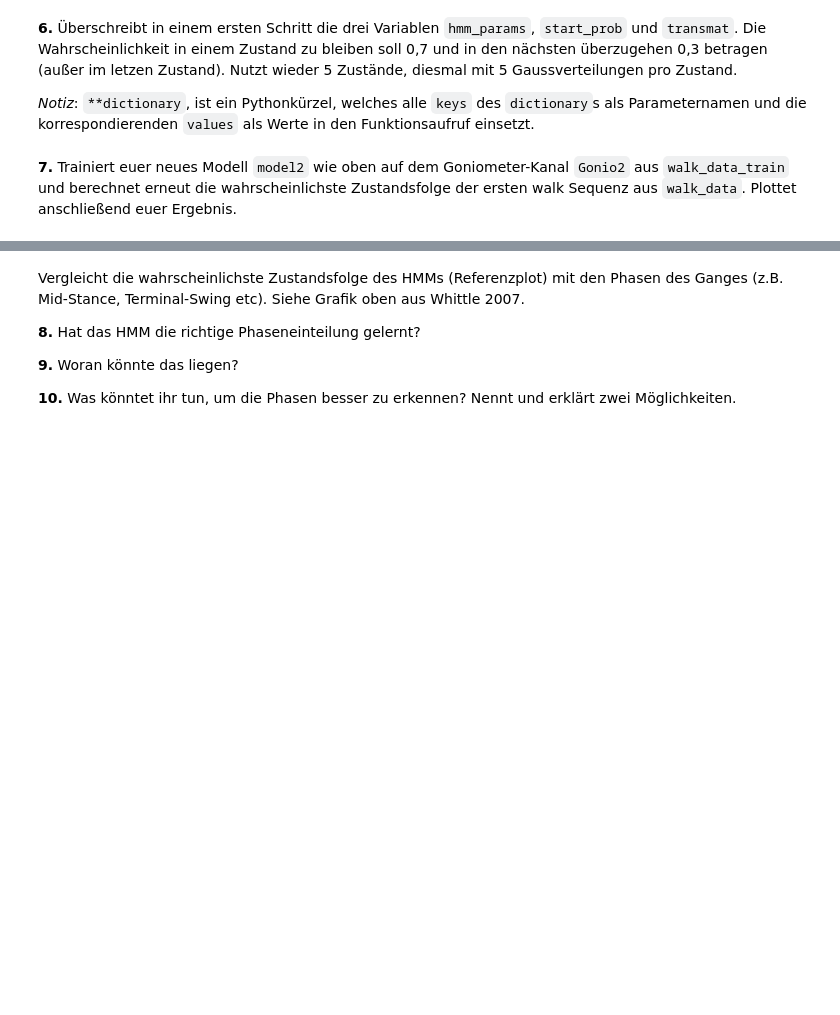
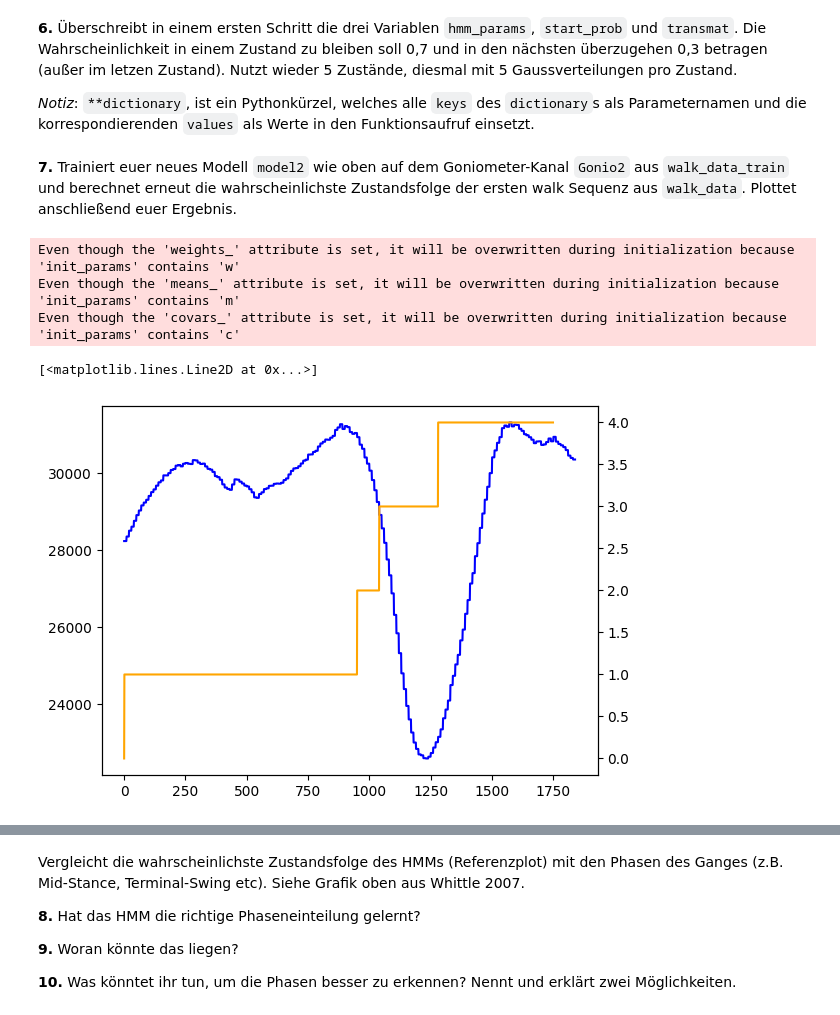
Before and after one commit to melihonat/sose23, a Jupyter notebook: bub/blatt5/praktisch.ipynb, the cells around one changed output, grey strips where cells are left out. Saved outputs shown, nothing was run; the diff lists cells and outputs as text; code cells hidden in the pictures; blank space fills up the shorter version.

```diff
--- a/bub/blatt5/praktisch.ipynb
+++ b/bub/blatt5/praktisch.ipynb
@@ -149,7 +202,16 @@ start_prob = np.array([])
 transmat = np.array([])
 
 # YOUR CODE HERE
-raise NotImplementedError()
+hmm_params['n_components'] = 5
+hmm_params['n_mix'] = 5
+
+start_prob = np.array([1.0, 0.0, 0.0, 0.0, 0.0])
+
+transmat = np.array ([[0.7, 0.3, 0.0, 0.0, 0.0],
+                      [0.0, 0.7, 0.3, 0.0, 0.0],
+                      [0.0, 0.0, 0.7, 0.3, 0.0],
+                      [0.0, 0.0, 0.0, 0.7, 0.3],
+                      [0.0, 0.0, 0.0, 0.0, 1.0]])
 
 model2 = hmm.GMMHMM(init_params="mwc", params="stmwc", **hmm_params)
 model2.startprob_ = start_prob
@@ -161,8 +223,25 @@ model2.transmat_ = transmat
 # %%
 prd2 = []
 
 # YOUR CODE HERE
-raise NotImplementedError()
+model2.fit(walk_data_train[:,13].reshape(-1, 1), walk_durations)
+prd2 = model2.predict(gonio_data[9390:11139])
+
+fig, ax1 = plt.subplots()
+
+# Plotten der ersten walk Sequenz
+ax1.plot(gonio_data[9300:11139], c='blue')
+
+ax2 = ax1.twinx()
+
+# Plotten der Prädiktion
+ax2.plot(prd2, c='orange')
+# %% [output]
+Even though the 'weights_' attribute is set, it will be overwritten during initialization because 'init_params' contains 'w'
+Even though the 'means_' attribute is set, it will be overwritten during initialization because 'init_params' contains 'm'
+Even though the 'covars_' attribute is set, it will be overwritten during initialization because 'init_params' contains 'c'
+[<matplotlib.lines.Line2D at 0x...>]
+[figure, added]
 # %% [markdown]
 Einfacher **Referenzplot**
 
```
Also changed, not shown: parts of 11 cells of this notebook.
